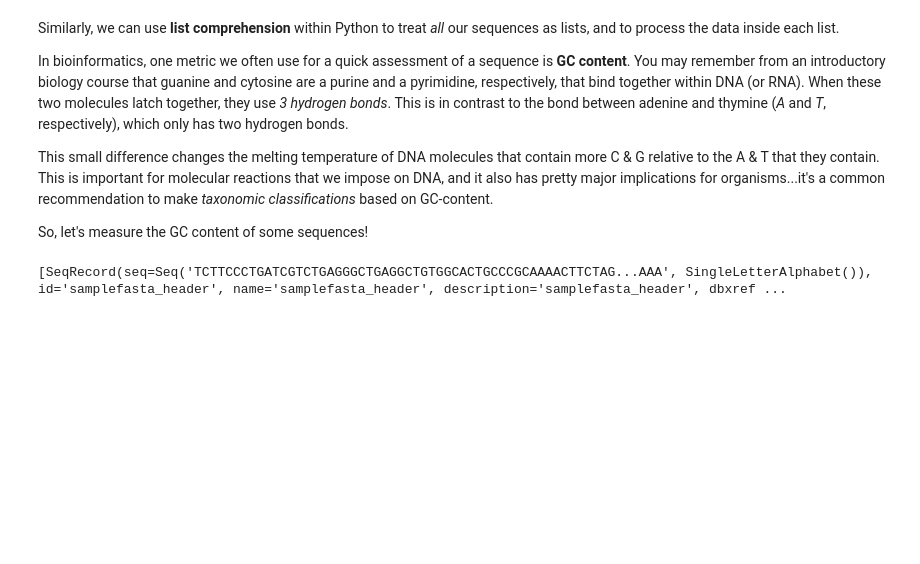
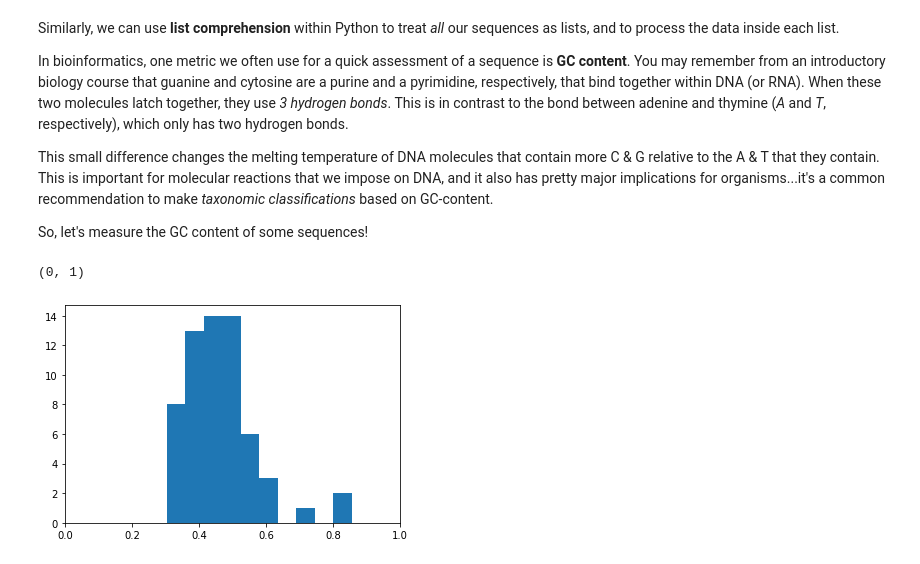
Before and after one commit to akrinos/data-analysis-2021, a Jupyter notebook: WHOIMathReviewDataAnalysis.ipynb, the cells around one changed output. Saved outputs shown, nothing was run; the diff lists cells and outputs as text; code cells hidden in the pictures; blank space fills up the shorter version.

```diff
--- a/WHOIMathReviewDataAnalysis.ipynb
+++ b/WHOIMathReviewDataAnalysis.ipynb
@@ -532,5 +532,5 @@ We'll do a short example of parsing and investigating data from the mouse genome
 # %%
-mouse_genome = list(SeqIO.parse("data/Mus_musculus_chr_1_subset.fa", "fasta"))
+mouse_genome = list(SeqIO.parse("data/Mus_musculus.GRCm39.cds.subsetted.fa", "fasta"))
 # %% [markdown]
 `SeqIO` allows us to treat every sequence in our FASTA file as an individual record and process it according to characteristics extracted from the `FASTA` format sequence file.
 # %%
@@ -564,8 +564,10 @@ This small difference changes the melting temperature of DNA molecules that cont
 
 So, let's measure the GC content of some sequences!
 # %%
-GC_content_per_seq = [list(curr).count("C") + list(curr).count("G") for curr in mouse_genome]
+GC_content_per_seq = [(list(curr).count("C") + list(curr).count("G"))/len(list(curr)) for curr in mouse_genome]
-# %%
-mouse_genome
-# %% [output]
-[SeqRecord(seq=Seq('TCTTCCCTGATCGTCTGAGGGCTGAGGCTGTGGCACTGCCCGCAAAACTTCTAG...AAA', SingleLetterAlphabet()), id='samplefasta_header', name='samplefasta_header', description='samplefasta_header', dbxref ...
+# %%
+plt.hist(GC_content_per_seq)
+plt.xlim([0,1])
+# %% [output]
+(0, 1)
+[figure, added]
```
Also changed, not shown: parts of 4 cells of this notebook.
